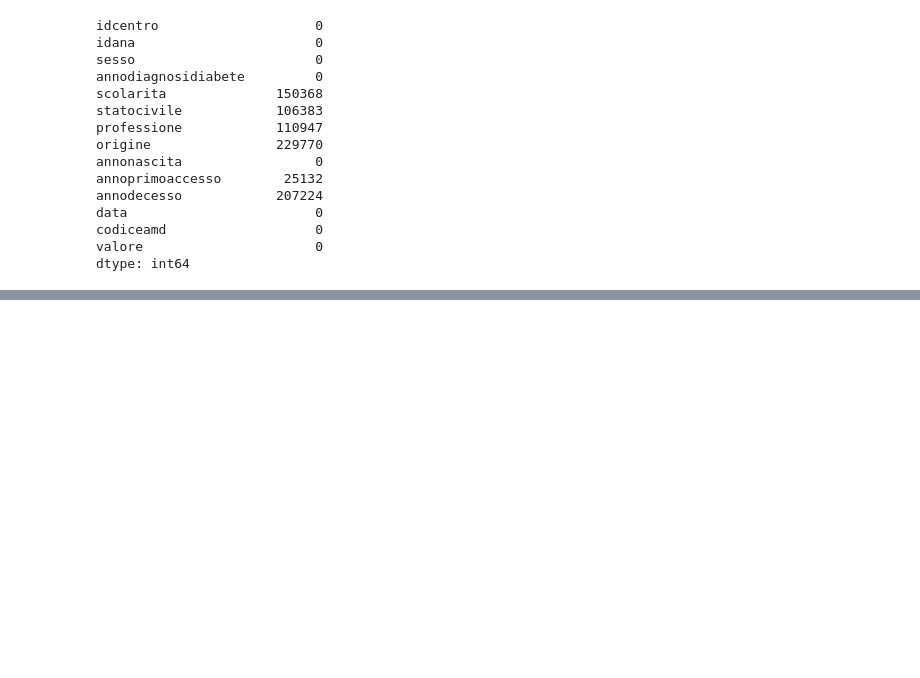
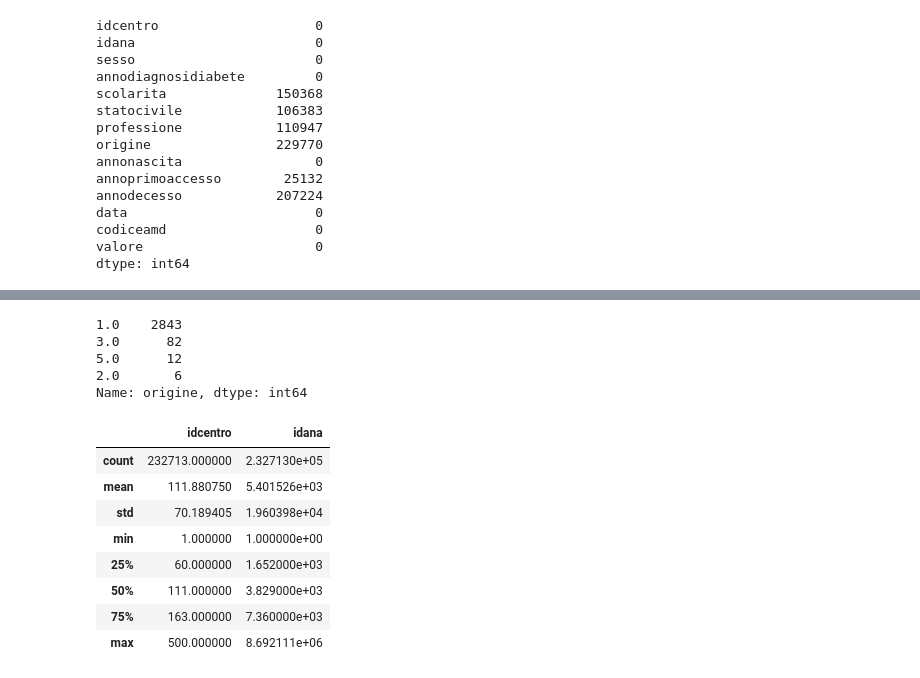
Before and after one commit to AntoAndGar/ML-Health-Event-Prediction, a Jupyter notebook: src/task1/main.ipynb, the cells around one changed output, grey strips where cells are left out. Cells and saved outputs as stored; diff of their text form; code cells hidden in the pictures; blank space fills up the shorter version.

```diff
--- a/src/task1/main.ipynb
+++ b/src/task1/main.ipynb
@@ -1323,0 +1371,22 @@ dtype: int64
+# %%
+aa_prob_cuore.origine.value_counts()
+# %% [output]
+1.0    2843
+3.0      82
+5.0      12
+2.0       6
+Name: origine, dtype: int64
+# %%
+aa_prob_cuore.drop(columns=['scolarita', 'statocivile', 'professione', 'origine'], inplace=True)
+
+aa_prob_cuore.describe()
+# %% [output]
+|  | idcentro | idana |
+| count | 232713.000000 | 2.327130e+05 |
+| mean | 111.880750 | 5.401526e+03 |
+| std | 70.189405 | 1.960398e+04 |
+| min | 1.000000 | 1.000000e+00 |
+| 25% | 60.000000 | 1.652000e+03 |
+| 50% | 111.000000 | 3.829000e+03 |
+| 75% | 163.000000 | 7.360000e+03 |
+| max | 500.000000 | 8.692111e+06 |
```
Also changed, not shown: parts of 5 cells of this notebook.
